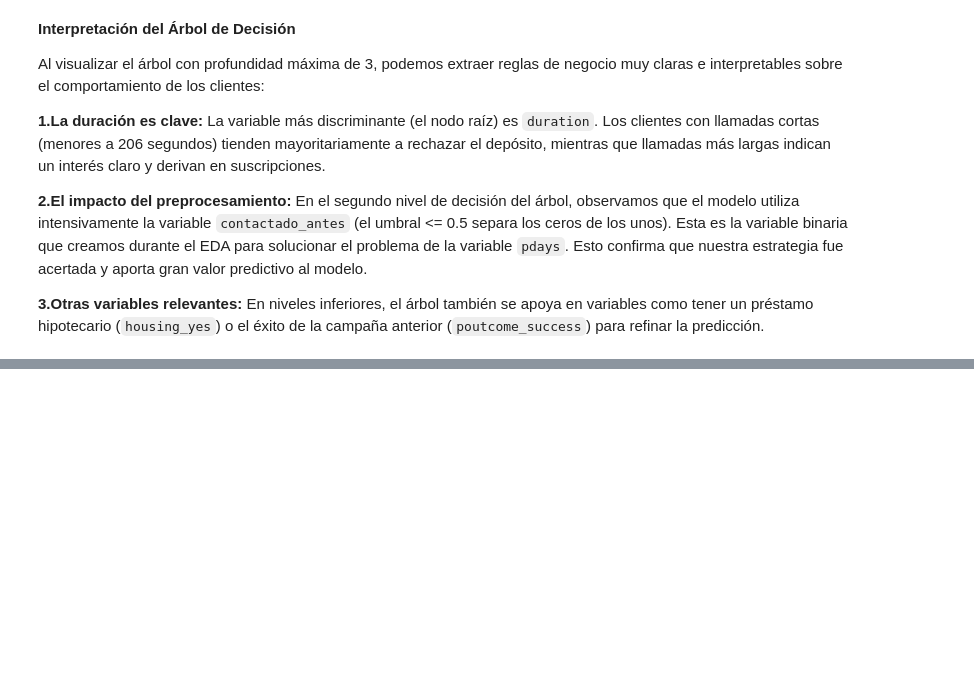
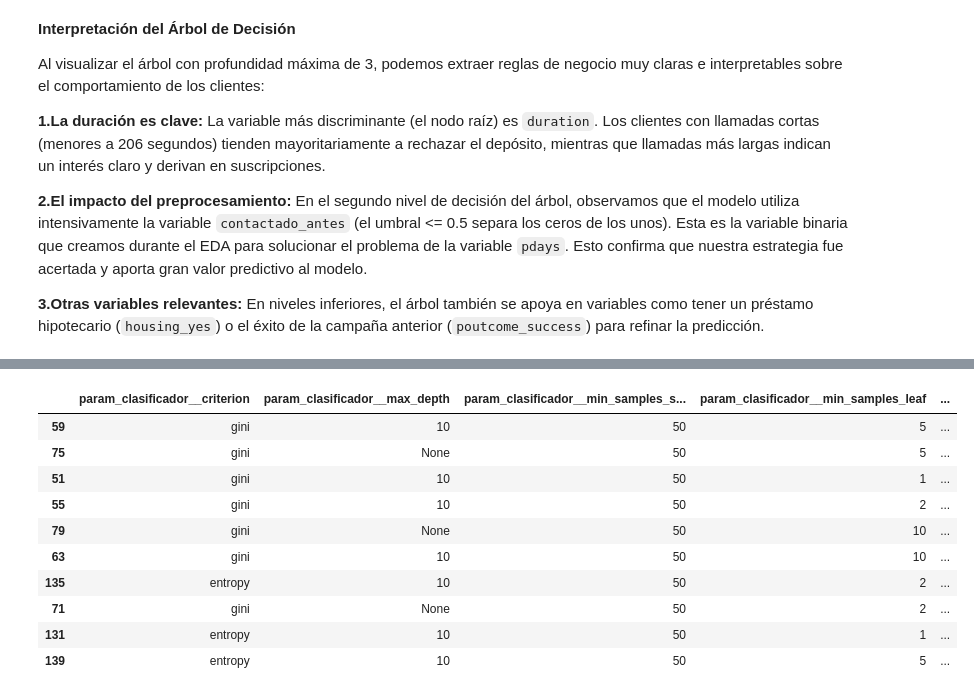
Before and after one commit to josecs03/AA_P1_100495927_100472712, a Jupyter notebook: 01_EDA_Modelos.ipynb, the cells around one changed output, grey strips where cells are left out. Cells and saved outputs as stored; diff of their text form; code cells hidden in the pictures; blank space fills up the shorter version.

```diff
--- a/01_EDA_Modelos.ipynb
+++ b/01_EDA_Modelos.ipynb
@@ -413,0 +523,75 @@ Al visualizar el árbol con profundidad máxima de 3, podemos extraer reglas de
+# %%
+print("--- HPO DE ÁRBOL DE DECISIÓN ---")
+
+# Preprocesado para árboles: numéricas sin escalar + one hot en categóricas
+preprocessor_tree_hpo = ColumnTransformer(
+    transformers=[
+        ('num', 'passthrough', columnas_numericas),
+        ('cat', OneHotEncoder(handle_unknown='ignore'), columnas_categoricas)
+    ]
+)
+
+# Pipeline completa
+pipeline_tree_hpo = Pipeline(steps=[
+    ('preprocesamiento', preprocessor_tree_hpo),
+    ('clasificador', DecisionTreeClassifier(random_state=NIA))
+])
+
+# Rejilla de hiperparámetros
+param_grid_tree = {
+    'clasificador__criterion': ['gini', 'entropy'],
+    'clasificador__max_depth': [3, 5, 7, 10, None],
+    'clasificador__min_samples_split': [2, 10, 20, 50],
+    'clasificador__min_samples_leaf': [1, 2, 5, 10]
+}
+
+# Búsqueda con validación cruzada
+start_time = time.time()
+
+grid_tree = GridSearchCV(
+    estimator=pipeline_tree_hpo,
+    param_grid=param_grid_tree,
+    scoring='accuracy',
+    cv=cv,
+    n_jobs=-1,
+    refit=True,
+    return_train_score=True
+)
+
+grid_tree.fit(X_train, y_train)
+
+tiempo_total_tree = time.time() - start_time
+
+# Resultados
+cv_results_tree = pd.DataFrame(grid_tree.cv_results_)
+best_idx_tree = grid_tree.best_index_
+
+resumen_tree_hpo = pd.DataFrame({
+    'Modelo': ['Decision Tree ajustado'],
+    'Best CV accuracy': [grid_tree.best_score_],
+    'Best params': [str(grid_tree.best_params_)],
+    'Tiempo total HPO (s)': [tiempo_total_tree],
+    'Mean fit time mejor config (s)': [cv_results_tree.loc[best_idx_tree, 'mean_fit_time']]
+})
+
+display(resumen_tree_hpo)
+
+display(
+    cv_results_tree[
+        [
+            'param_clasificador__criterion',
+            'param_clasificador__max_depth',
+            'param_clasificador__min_samples_split',
+            'param_clasificador__min_samples_leaf',
+            'mean_test_score',
+            'std_test_score',
+            'rank_test_score',
+            'mean_fit_time'
+        ]
+    ]
+    .sort_values('rank_test_score')
+    .head(10)
+)
+
+best_tree_hpo = grid_tree.best_estimator_
+# %% [output]
@@ -413,0 +601,11 @@ Al visualizar el árbol con profundidad máxima de 3, podemos extraer reglas de
+|  | param_clasificador__criterion | param_clasificador__max_depth | param_clasificador__min_samples_s... | param_clasificador__min_samples_leaf | ... |
+| 59 | gini | 10 | 50 | 5 | ... |
+| 75 | gini | None | 50 | 5 | ... |
+| 51 | gini | 10 | 50 | 1 | ... |
+| 55 | gini | 10 | 50 | 2 | ... |
+| 79 | gini | None | 50 | 10 | ... |
+| 63 | gini | 10 | 50 | 10 | ... |
+| 135 | entropy | 10 | 50 | 2 | ... |
+| 71 | gini | None | 50 | 2 | ... |
+| 131 | entropy | 10 | 50 | 1 | ... |
+| 139 | entropy | 10 | 50 | 5 | ... |
```
Also changed, not shown: parts of 15 cells of this notebook.
